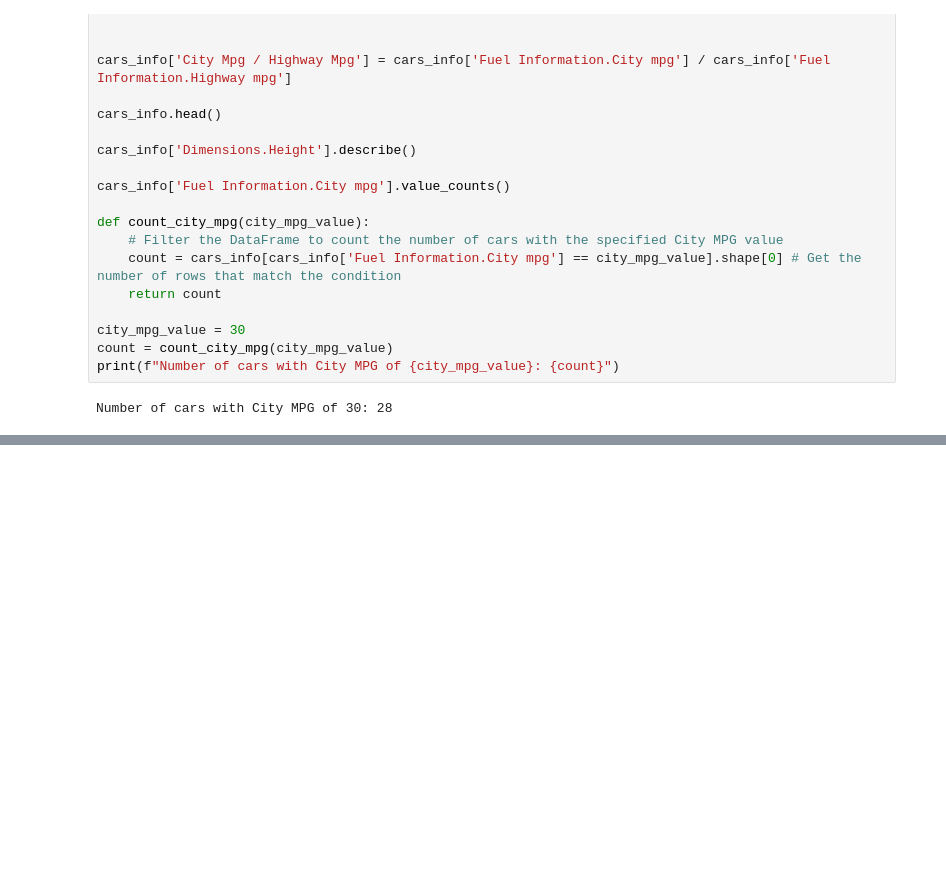
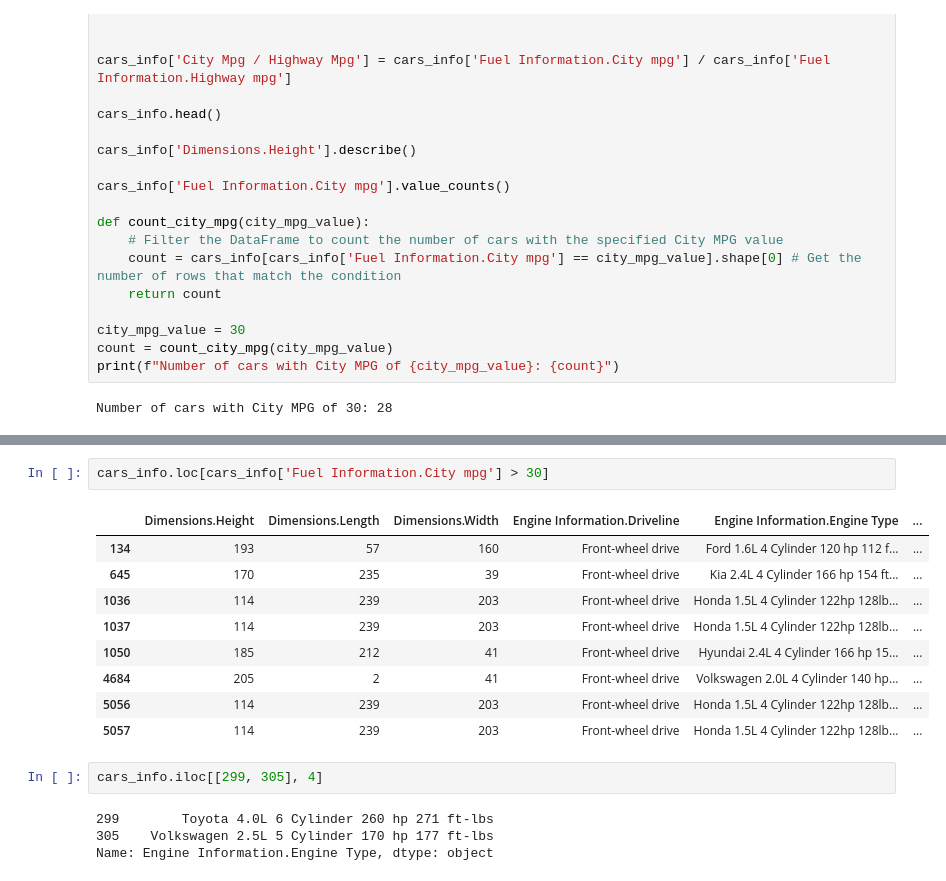
Before and after one commit to robshe26/CS130-Final, a Jupyter notebook: analysis.ipynb, the cells around one changed output, grey strips where cells are left out. Cells and saved outputs as stored; diff of their text form; blank space fills up the shorter version.

```diff
--- a/analysis.ipynb
+++ b/analysis.ipynb
@@ -65,0 +75,18 @@ Number of cars with City MPG of 30: 28
+# %%
+cars_info.loc[cars_info['Fuel Information.City mpg'] > 30]
+# %% [output]
+|  | Dimensions.Height | Dimensions.Length | Dimensions.Width | Engine Information.Driveline | Engine Information.Engine Type | ... |
+| 134 | 193 | 57 | 160 | Front-wheel drive | Ford 1.6L 4 Cylinder 120 hp 112 f... | ... |
+| 645 | 170 | 235 | 39 | Front-wheel drive | Kia 2.4L 4 Cylinder 166 hp 154 ft... | ... |
+| 1036 | 114 | 239 | 203 | Front-wheel drive | Honda 1.5L 4 Cylinder 122hp 128lb... | ... |
+| 1037 | 114 | 239 | 203 | Front-wheel drive | Honda 1.5L 4 Cylinder 122hp 128lb... | ... |
+| 1050 | 185 | 212 | 41 | Front-wheel drive | Hyundai 2.4L 4 Cylinder 166 hp 15... | ... |
+| 4684 | 205 | 2 | 41 | Front-wheel drive | Volkswagen 2.0L 4 Cylinder 140 hp... | ... |
+| 5056 | 114 | 239 | 203 | Front-wheel drive | Honda 1.5L 4 Cylinder 122hp 128lb... | ... |
+| 5057 | 114 | 239 | 203 | Front-wheel drive | Honda 1.5L 4 Cylinder 122hp 128lb... | ... |
+# %%
+cars_info.iloc[[299, 305], 4]
+# %% [output]
+299        Toyota 4.0L 6 Cylinder 260 hp 271 ft-lbs
+305    Volkswagen 2.5L 5 Cylinder 170 hp 177 ft-lbs
+Name: Engine Information.Engine Type, dtype: object
```
Also changed, not shown: parts of 4 cells of this notebook.
